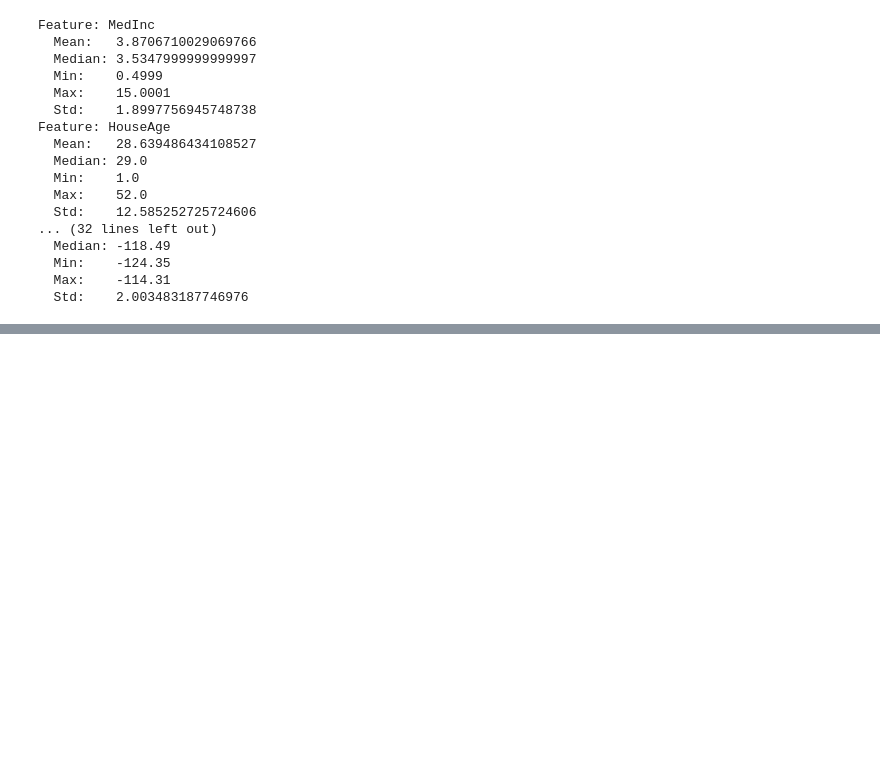
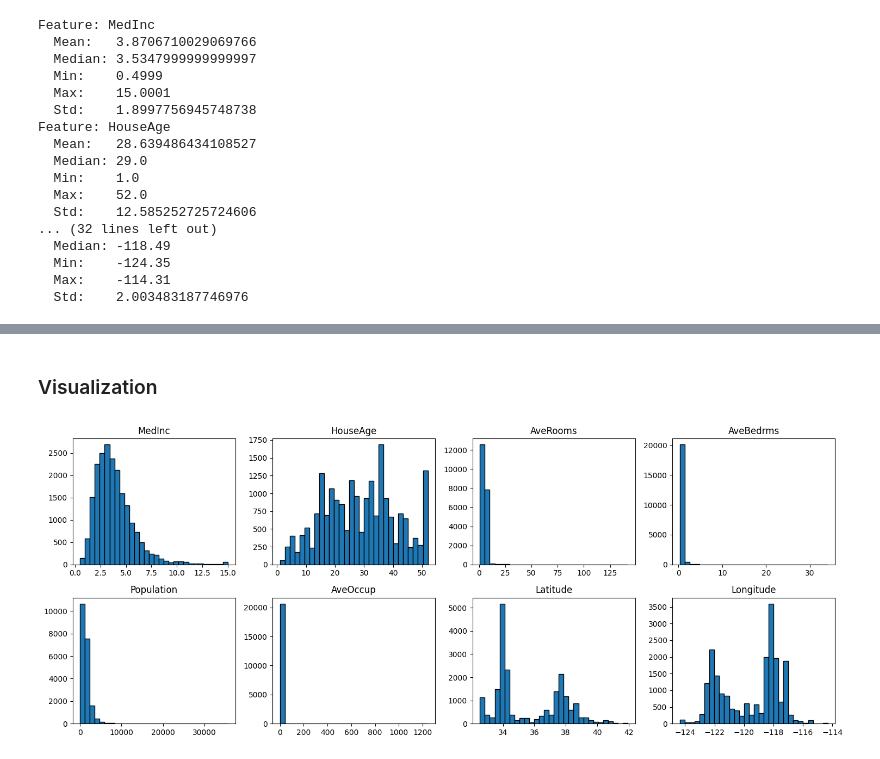
Before and after one commit to manan35122/Experimental-Linear-Regression-Analysis-of-California-Housing-Dataset, a Jupyter notebook: analysis.ipynb, the cells around one changed output, grey strips where cells are left out. Cells and saved outputs as stored; diff of their text form; code cells hidden in the pictures; blank space fills up the shorter version.

Commit message:
Histogram Plot

```diff
--- a/analysis.ipynb
+++ b/analysis.ipynb
@@ -81,3 +81,11 @@ Feature: HouseAge
   Min:    -124.35
   Max:    -114.31
   Std:    2.003483187746976
+# %%
+from scipy.stats import skew
+
+for i,feature in enumerate(data.feature_names):
+    col = X[:,i]
+    print(f"Feature Name: {feature}")
+    print(f"Skewness: {skew(col)}")
+    print("-----------------------")
@@ -83,0 +110,15 @@ Feature: HouseAge
+# %% [markdown]
+### Visualization
+# %%
+import matplotlib.pyplot as plt
+
+fig,axes = plt.subplots(2,4,figsize=(15,6))
+for i,ax in enumerate(axes.ravel()):
+    ax.hist(X[:,i],bins=30,edgecolor="black")
+    ax.set_title(data.feature_names[i])
+
+
+plt.tight_layout()
+plt.show()
+# %% [output]
+[figure, added]
```
Also changed, not shown: parts of 1 cell of this notebook.
